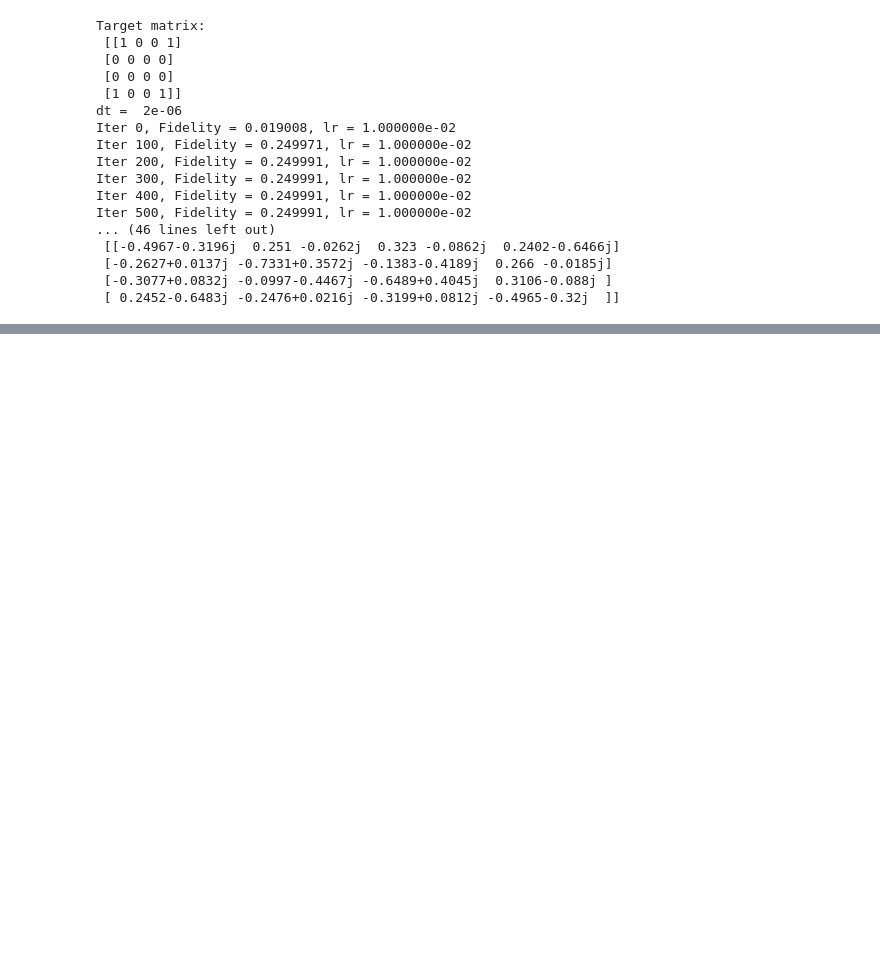
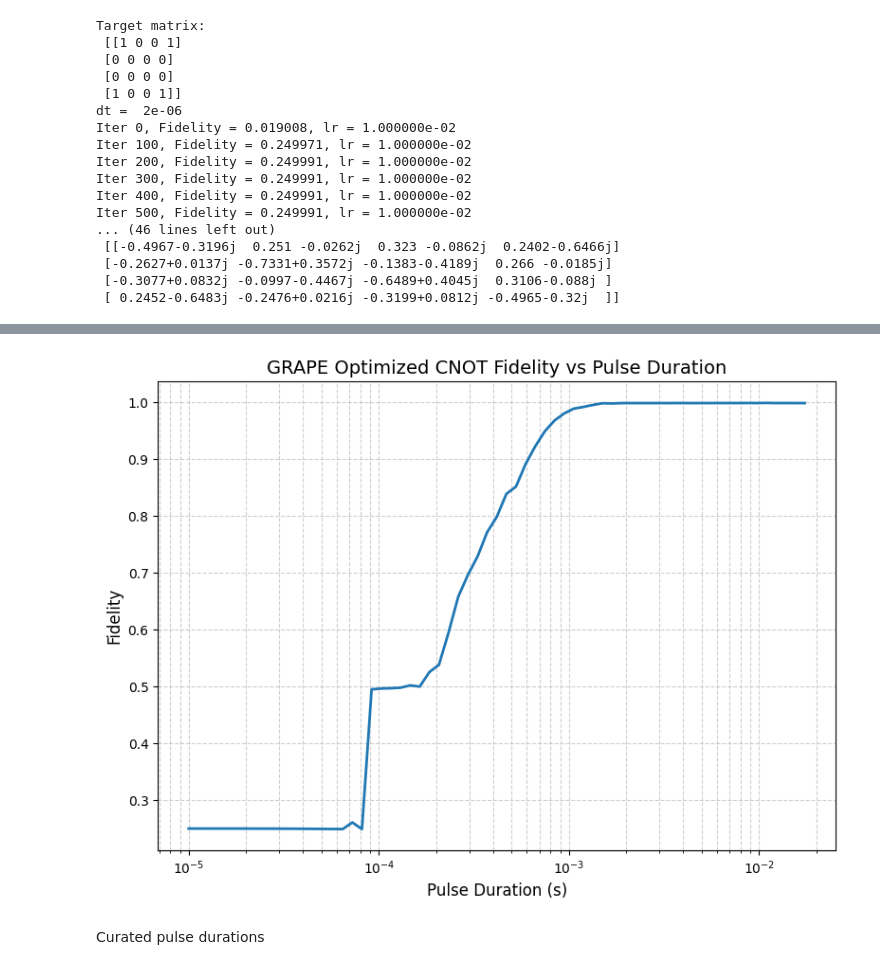
Before and after one commit to andrehroque/python-ml-projects, a Jupyter notebook: NMR quantum/pulse optimization.ipynb, the cells around one changed output, grey strips where cells are left out. Saved outputs shown, nothing was run; the diff lists cells and outputs as text; code cells hidden in the pictures; blank space fills up the shorter version.

Commit message:
added pulse duration study

```diff
--- a/NMR quantum/pulse optimization.ipynb
+++ b/NMR quantum/pulse optimization.ipynb
@@ -1046,0 +1008,36 @@ Iter 500, Fidelity = 0.249991, lr = 1.000000e-02
+# %%
+fidelity_values = np.array([0.2499570905106068, 0.249956729059632, 0.24995013882623157, 0.24994006421435735,
+                            0.24992400675674747, 0.24990425249993165, 0.24987978177297748, 0.24984824126038338,
+                            0.24980797733332039, 0.2497619820112312, 0.2496932741150719, 0.24962240339469136,
+                            0.24951445621289065, 0.2493879092334724, 0.24925621515603535, 0.24914384941396922,
+                            0.24899873487936763, 0.2606571034139509, 0.24898482515822962, 0.49495927563681813,
+                            0.4964578417576347, 0.49698095422587185, 0.4979141809529333, 0.5020430155280091,
+                            0.4998931764518262, 0.5253824645336664, 0.5382932052529673, 0.5954561565584501,
+                            0.6580393104729735, 0.6964458122044451, 0.7285958177130991, 0.7715564826674698,
+                            0.7985674964156239, 0.8390685119997623, 0.8520195351197392, 0.8917771090065802,
+                            0.922887875256714, 0.9494753456769658, 0.9682961855740441, 0.9806961503794439,
+                            0.9892381107800494, 0.9922304310142293, 0.9957336094052603, 0.9987064829736354,
+                            0.9983660168130406, 0.999000017076195, 0.9990011584225594, 0.99900052860983,
+                            0.9990032391343698, 0.999017523257675, 0.9990095892796054, 0.9990803948972756,
+                            0.9990029384355726, 0.9990277202831322, 0.9990176521059417, 0.9990626049655393,
+                            0.999045229941893, 0.9990854234628223, 0.9991456193125605, 0.9990745639702121,
+                            0.9993247502084467, 0.9990414715965595, 0.9990700495372132, 0.9990136258316479, 0.9990030076540936])
+
+pulse_durations = np.logspace(-5,-1,80)
+pulse_durations = pulse_durations[:65]
+
+plt.figure(figsize=(8,6))
+plt.plot(pulse_durations, fidelity_values, linewidth=2)
+
+plt.xscale('log')
+plt.xlabel("Pulse Duration (s)", fontsize=12)
+plt.ylabel("Fidelity", fontsize=12)
+plt.title("GRAPE Optimized CNOT Fidelity vs Pulse Duration", fontsize=14)
+
+plt.grid(True, which="both", linestyle="--", alpha=0.6)
+plt.tight_layout()
+plt.show()
+# %% [output]
+[figure, added]
+# %% [markdown]
+Curated pulse durations
```
Also changed, not shown: parts of 16 cells of this notebook, 3 other files.
